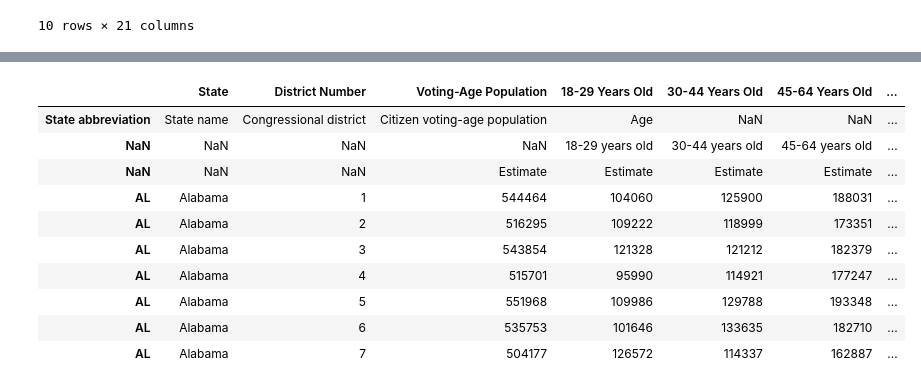
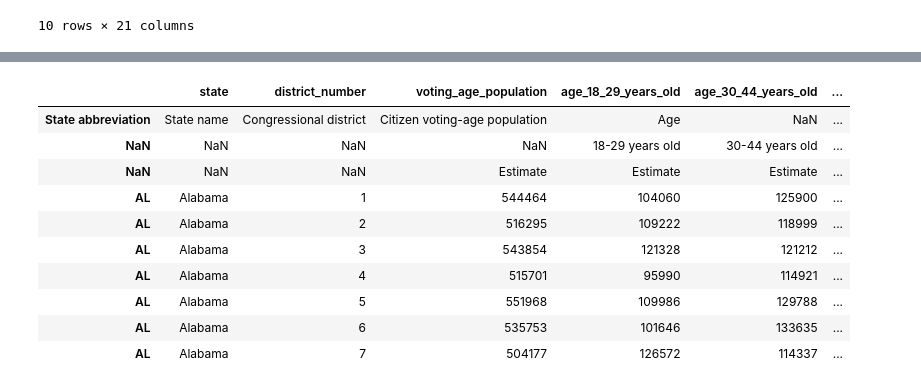
Before and after one commit to megancoggs/ETL-Project, a Jupyter notebook: census_district_data/age_2018_cleanup.ipynb, the cells around one changed output, grey strips where cells are left out. Cells and saved outputs as stored; diff of their text form; code cells hidden in the pictures.

```diff
--- a/census_district_data/age_2018_cleanup.ipynb
+++ b/census_district_data/age_2018_cleanup.ipynb
@@ -45,26 +45,26 @@ age_2018_df.head(20)
 | AZ | Arizona | 9 | 562791 | 160510 | 141929 | 170213 | 90139 |
 # %%
 #rename columns
-age_2018_df = age_2018_df.rename(columns={"Unnamed: 2" : "State",
-                                          "Unnamed: 3" : "District Number",
-                                          "Unnamed: 4" : "Voting-Age Population",
-                                          "Unnamed: 6" : "18-29 Years Old",
-                                          "Unnamed: 10" : "30-44 Years Old",
-                                          "Unnamed: 14" : "45-64 Years Old",
-                                          "Unnamed: 18" : "65+ Years Old"})
+age_2018_df = age_2018_df.rename(columns={"Unnamed: 2" : "state",
+                                          "Unnamed: 3" : "district_number",
+                                          "Unnamed: 4" : "voting_age_population",
+                                          "Unnamed: 6" : "age_18_29_years_old",
+                                          "Unnamed: 10" : "age_30_44_years_old",
+                                          "Unnamed: 14" : "age_45_64_years_old",
+                                          "Unnamed: 18" : "age_65_and_older"})
 age_2018_df.head(10)
 # %% [output]
-|  | State | District Number | Voting-Age Population | 18-29 Years Old | 30-44 Years Old | 45-64 Years Old | ... |
-| State abbreviation | State name | Congressional district | Citizen voting-age population | Age | NaN | NaN | ... |
-| NaN | NaN | NaN | NaN | 18-29 years old | 30-44 years old | 45-64 years old | ... |
-| NaN | NaN | NaN | Estimate | Estimate | Estimate | Estimate | ... |
-| AL | Alabama | 1 | 544464 | 104060 | 125900 | 188031 | ... |
-| AL | Alabama | 2 | 516295 | 109222 | 118999 | 173351 | ... |
-| AL | Alabama | 3 | 543854 | 121328 | 121212 | 182379 | ... |
-| AL | Alabama | 4 | 515701 | 95990 | 114921 | 177247 | ... |
-| AL | Alabama | 5 | 551968 | 109986 | 129788 | 193348 | ... |
-| AL | Alabama | 6 | 535753 | 101646 | 133635 | 182710 | ... |
-| AL | Alabama | 7 | 504177 | 126572 | 114337 | 162887 | ... |
+|  | state | district_number | voting_age_population | age_18_29_years_old | age_30_44_years_old | ... |
+| State abbreviation | State name | Congressional district | Citizen voting-age population | Age | NaN | ... |
+| NaN | NaN | NaN | NaN | 18-29 years old | 30-44 years old | ... |
+| NaN | NaN | NaN | Estimate | Estimate | Estimate | ... |
+| AL | Alabama | 1 | 544464 | 104060 | 125900 | ... |
+| AL | Alabama | 2 | 516295 | 109222 | 118999 | ... |
+| AL | Alabama | 3 | 543854 | 121328 | 121212 | ... |
+| AL | Alabama | 4 | 515701 | 95990 | 114921 | ... |
+| AL | Alabama | 5 | 551968 | 109986 | 129788 | ... |
+| AL | Alabama | 6 | 535753 | 101646 | 133635 | ... |
+| AL | Alabama | 7 | 504177 | 126572 | 114337 | ... |
 # %%
 #df.drop(df.index[[1,3]])
 
```
Also changed, not shown: parts of 4 cells of this notebook, 11 other files.
